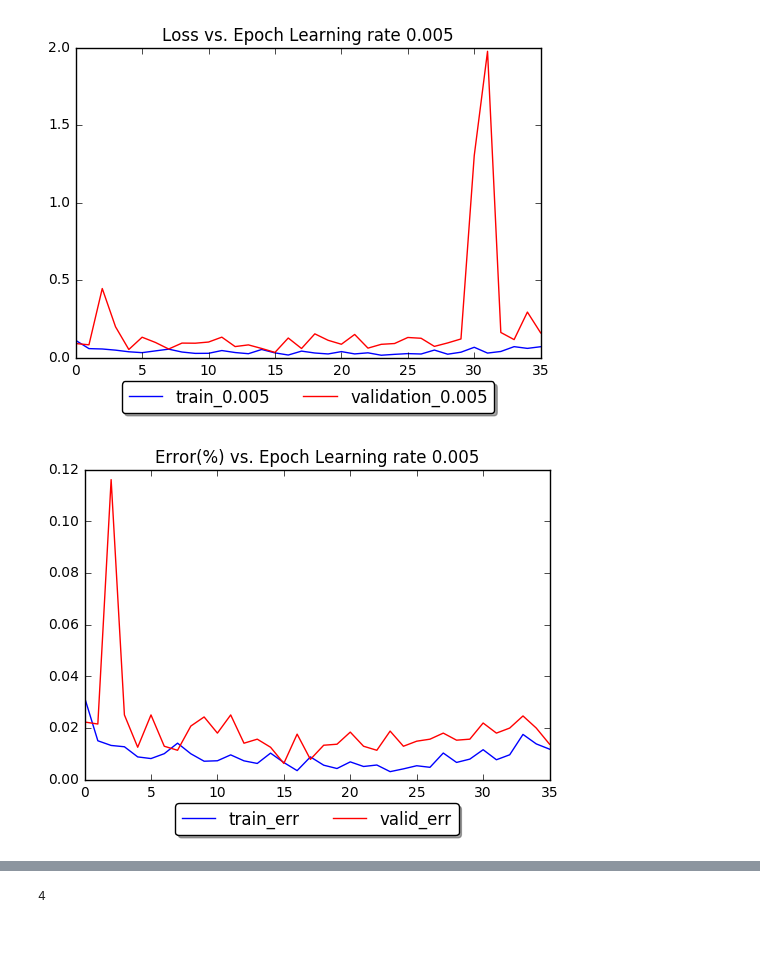
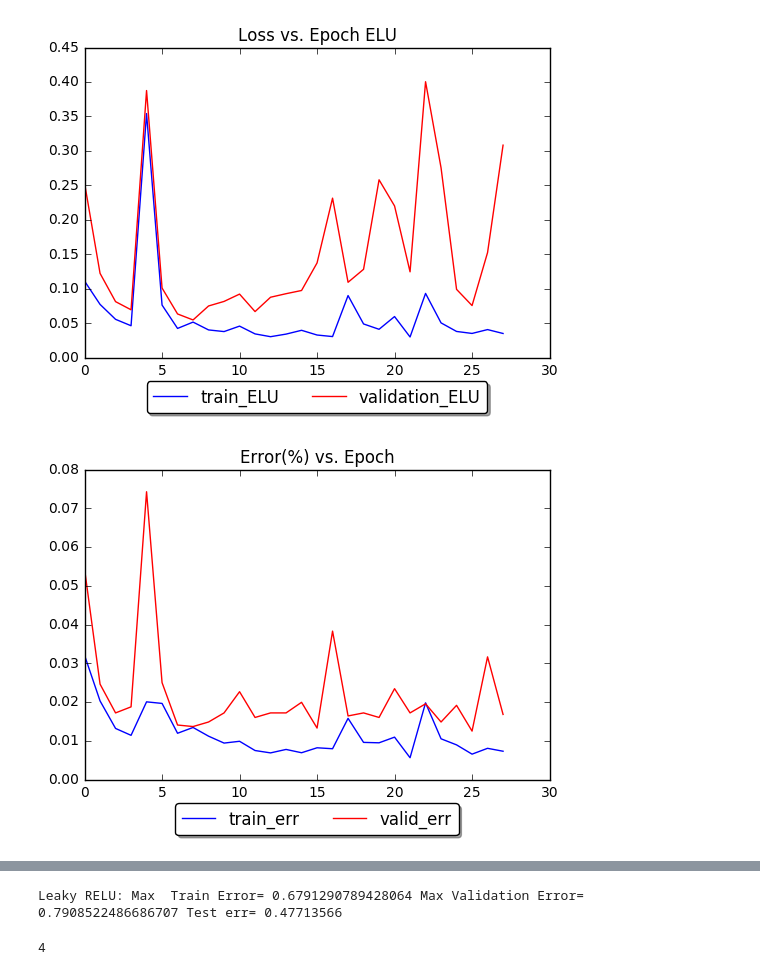
Before and after one commit to DerflaNehc/MNIST_NN_P2, a Jupyter notebook: Assignment2ECE1504.ipynb, the cells around one changed output, grey strips where cells are left out. Saved outputs shown, nothing was run; the diff lists cells and outputs as text; code cells hidden in the pictures; blank space fills up the shorter version.

```diff
--- a/Assignment2ECE1504.ipynb
+++ b/Assignment2ECE1504.ipynb
@@ -26,4 +26,7 @@ def shuffle(data, target):
     shuffled_data = [data[i] for i in index]
     shuffled_target = [target[i] for i in index]
     return np.asarray(shuffled_data), np.asarray(shuffled_target)
+# %%
+def my_leaky_relu(x):
+    return tf.nn.leaky_relu(x, alpha=0.1)
 # %%
@@ -146,19 +174,20 @@ def part1_train(n_epoch,learning_rate,batch_size,no_progress_limit):
         #out returns the output prediction (needed to find an example for misclassification)
         return train_loss_total, train_err_total, validation_loss, validation_err,test_err,out
 # %%
-#Hyperparameters
+#FOR QUESTION: 1.2.2 Hyperparameters
 learning_rate = 0.005
 batch_size = 20
+n_hidden=100
 n_epoch = 1000
 max_no_progress = 20
+activation_type = 0 #for elu
 
-train_loss, train_err, valid_loss, valid_err,test_err, test_prediction= part1_train(n_epoch,learning_rate,batch_size,max_no_progress)
+train_loss, train_err, valid_loss, valid_err,test_err, test_prediction= part1_train(n_epoch,learning_rate,batch_size,max_no_progress,n_hidden,activation_type)
 
 import matplotlib.pyplot as p
-#proving learning rate 0.005. is the best
-p.plot(train_loss,'b-', label="train_0.005")
-p.plot(valid_loss,'r-',label ="validation_0.005")
-p.title("Loss vs. Epoch Learning rate 0.005")
+p.plot(train_loss,'b-', label="train_ELU")
+p.plot(valid_loss,'r-',label ="validation_ELU")
+p.title("Loss vs. Epoch ELU")
 p.legend(numpoints=1,loc='upper center', bbox_to_anchor=(0.5, -0.05),
           fancybox=True, shadow=True, ncol=3)
 p.show()
@@ -167,8 +196,63 @@ p.plot(train_err,'b-', label="train_err")
 p.plot(valid_err,'r-',label ="valid_err")
 p.legend(numpoints = 1,loc='upper center', bbox_to_anchor=(0.5, -0.05),
           fancybox=True, shadow=True, ncol=3)
-p.title("Error(%) vs. Epoch Learning rate 0.005")
+p.title("Error(%) vs. Epoch")
 p.show()
 
-print("Max Train Error=",np.max(train_err),"Max Validation Error=",np.max(valid_err),"Test err=",test_err)
+print("ELU: Max Train Error=",np.max(train_err),"Max Validation Error=",np.max(valid_err),"Test err=",test_err)
+
+
+
+###FOR 1.2.3
+learning_rate = 0.005
+batch_size = 20
+n_hidden = 50
+n_epoch = 1000
+max_no_progress = 20
+activation_type = 1 #for relu
+
+train_loss, train_err, valid_loss, valid_err,test_err, test_prediction= part1_train(n_epoch,learning_rate,batch_size,max_no_progress,n_hidden,activation_type)
+
+p.plot(train_loss,'b-', label="train_RELU")
+p.plot(valid_loss,'r-',label ="validation_RELU")
+p.title("Loss vs. Epoch")
+p.legend(numpoints=1,loc='upper center', bbox_to_anchor=(0.5, -0.05),
+          fancybox=True, shadow=True, ncol=3)
+p.show()
+
+p.plot(train_err,'b-', label="train_err")
+p.plot(valid_err,'r-',label ="valid_err")
+p.legend(numpoints = 1,loc='upper center', bbox_to_anchor=(0.5, -0.05),
+          fancybox=True, shadow=True, ncol=3)
+p.title("Error(%) vs. Epoch")
+p.show()
+
+print("RELU: Max  Train Error=",np.max(train_err),"Max Validation Error=",np.max(valid_err),"Test err=",test_err)
+
+#LEAKY RELU
+
+learning_rate = 0.1
+batch_size = 500
+n_hidden = 140
+n_epoch = 1000
+max_no_progress = 30
+activation_type = 2 #for leakyRelu
+
+train_loss, train_err, valid_loss, valid_err,test_err, test_prediction= part1_train(n_epoch,learning_rate,batch_size,max_no_progress,n_hidden,activation_type)
+
+p.plot(train_loss,'b-', label="train_LeakyRelu")
+p.plot(valid_loss,'r-',label ="validation_LeakyRELU")
+p.title("Loss vs. Epoch")
+p.legend(numpoints=1,loc='upper center', bbox_to_anchor=(0.5, -0.05),
+          fancybox=True, shadow=True, ncol=3)
+p.show()
+
+p.plot(train_err,'b-', label="train_err")
+p.plot(valid_err,'r-',label ="valid_err")
+p.legend(numpoints = 1,loc='upper center', bbox_to_anchor=(0.5, -0.05),
+          fancybox=True, shadow=True, ncol=3)
+p.title("Error(%) vs. Epoch")
+p.show()
+
+print("Leaky RELU: Max  Train Error=",np.max(train_err),"Max Validation Error=",np.max(valid_err),"Test err=",test_err)
 # %% [output]
@@ -177,2 +260,2 @@ Early stopping epoch:36 at loss:0.03324271738529205
-[figure, old version]
+[figure, new version]
-[figure, old version]
+[figure, new version]
@@ -180,3 +270,4 @@ Max Train Error= 0.03181397221858648 Max Validation Error= 0.11610633134841919 T
+Leaky RELU: Max  Train Error= 0.6791290789428064 Max Validation Error= 0.7908522486686707 Test err= 0.47713566
 # %%
 X_test1 = X_test[y_test < 5]
 y_test1 = y_test[y_test < 5]
```
Also changed, not shown: parts of 2 cells of this notebook, 3 other files.
